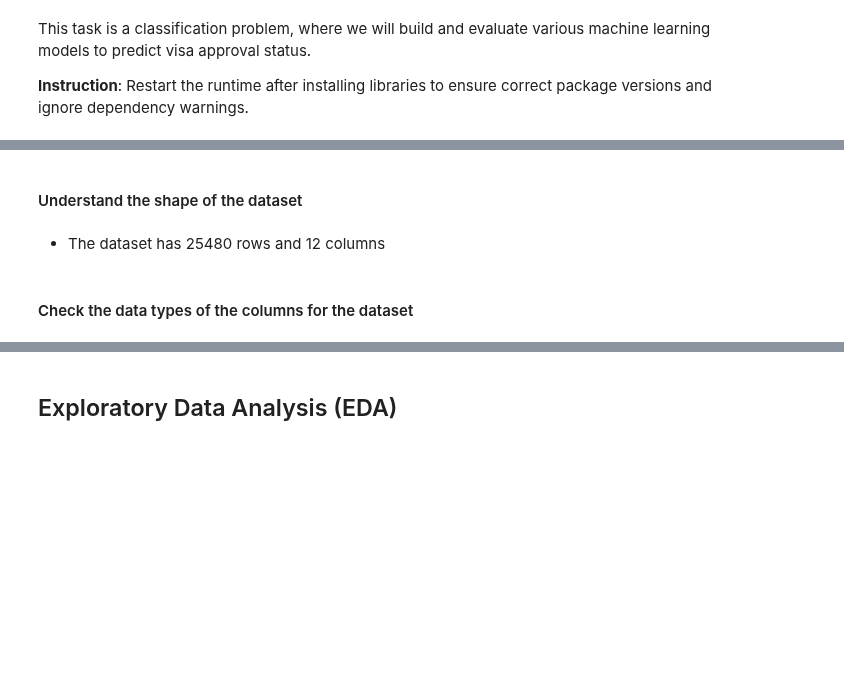
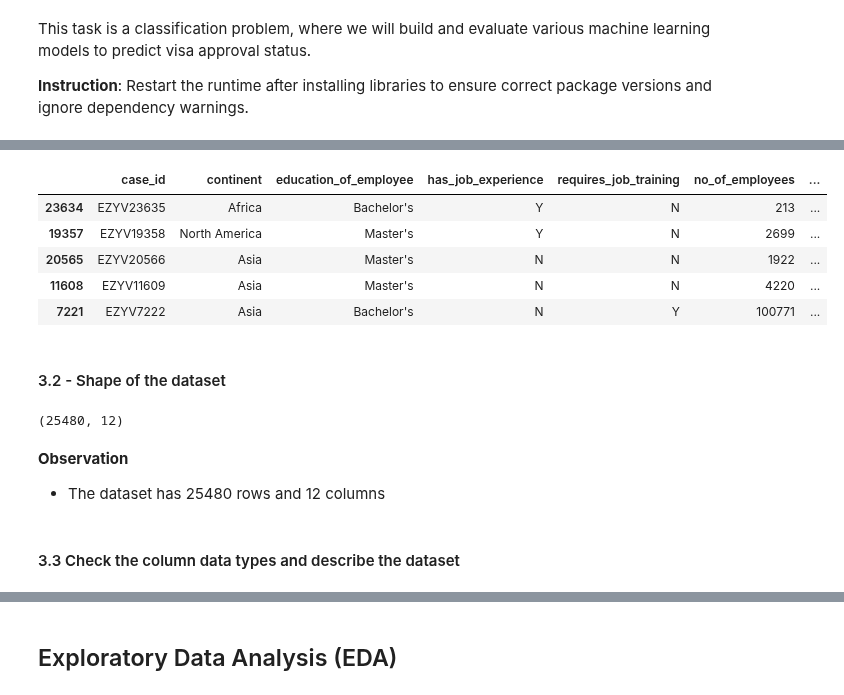
Before and after one commit to RashmiJK/PGP-AIML-EasyVisa-AML, a Jupyter notebook: easyvisa_modeling.ipynb, the cells around one changed output, grey strips where cells are left out. Cells and saved outputs as stored; diff of their text form; code cells hidden in the pictures; blank space fills up the shorter version.

```diff
--- a/easyvisa_modeling.ipynb
+++ b/easyvisa_modeling.ipynb
@@ -106,10 +119,22 @@ data.('_______') ##  Complete the code to view last 5 rows of the data
+# %%
+data.sample(5)
+# %% [output]
+|  | case_id | continent | education_of_employee | has_job_experience | requires_job_training | no_of_employees | ... |
+| 23634 | EZYV23635 | Africa | Bachelor's | Y | N | 213 | ... |
+| 19357 | EZYV19358 | North America | Master's | Y | N | 2699 | ... |
+| 20565 | EZYV20566 | Asia | Master's | N | N | 1922 | ... |
+| 11608 | EZYV11609 | Asia | Master's | N | N | 4220 | ... |
+| 7221 | EZYV7222 | Asia | Bachelor's | N | Y | 100771 | ... |
 # %% [markdown]
-#### Understand the shape of the dataset
+#### 3.2 - Shape of the dataset
 # %%
-data.('_______') ##  Complete the code to view dimensions of the data
+data.shape
+# %% [output]
+(25480, 12)
 # %% [markdown]
+**Observation**
 * The dataset has 25480 rows and 12 columns
 # %% [markdown]
-#### Check the data types of the columns for the dataset
+#### 3.3 Check the column data types and describe the dataset
 # %%
 data.info()
```
Also changed, not shown: parts of 13 cells of this notebook.
